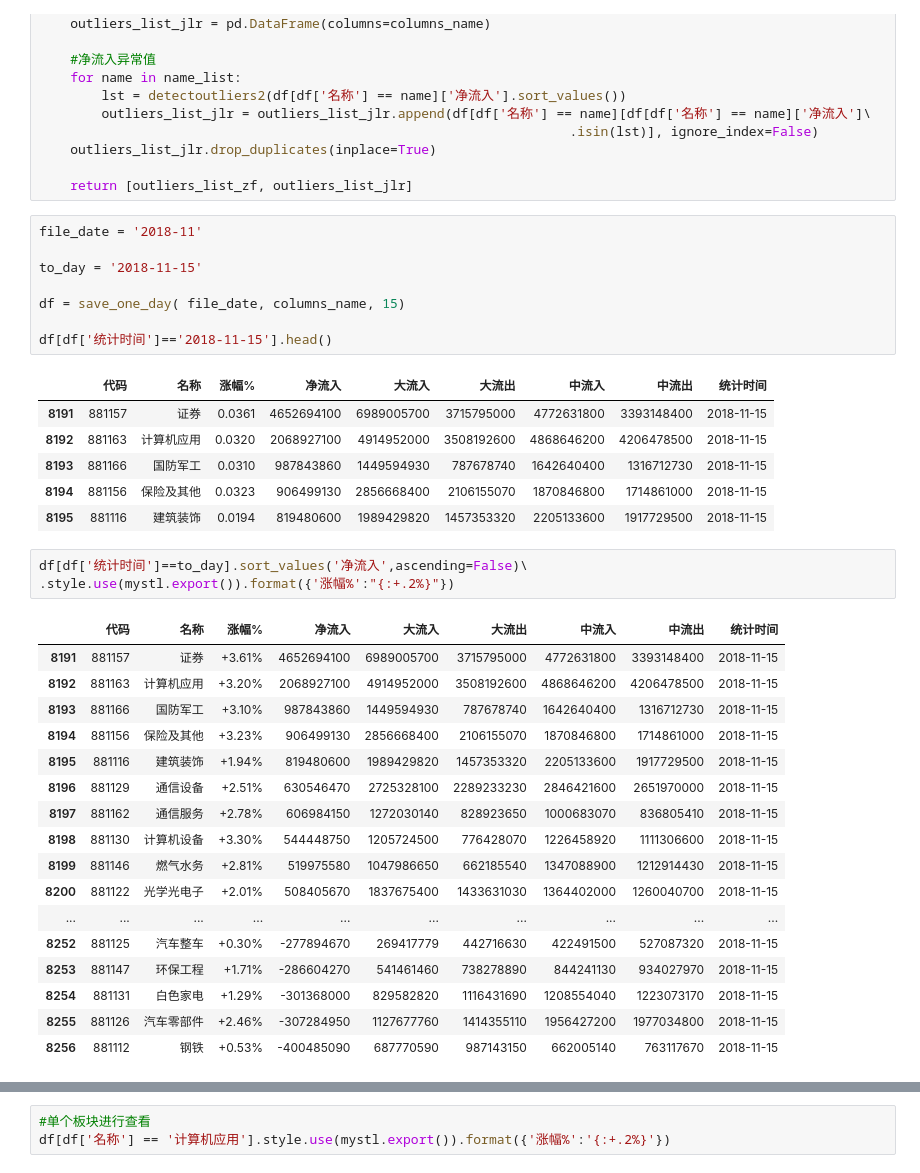
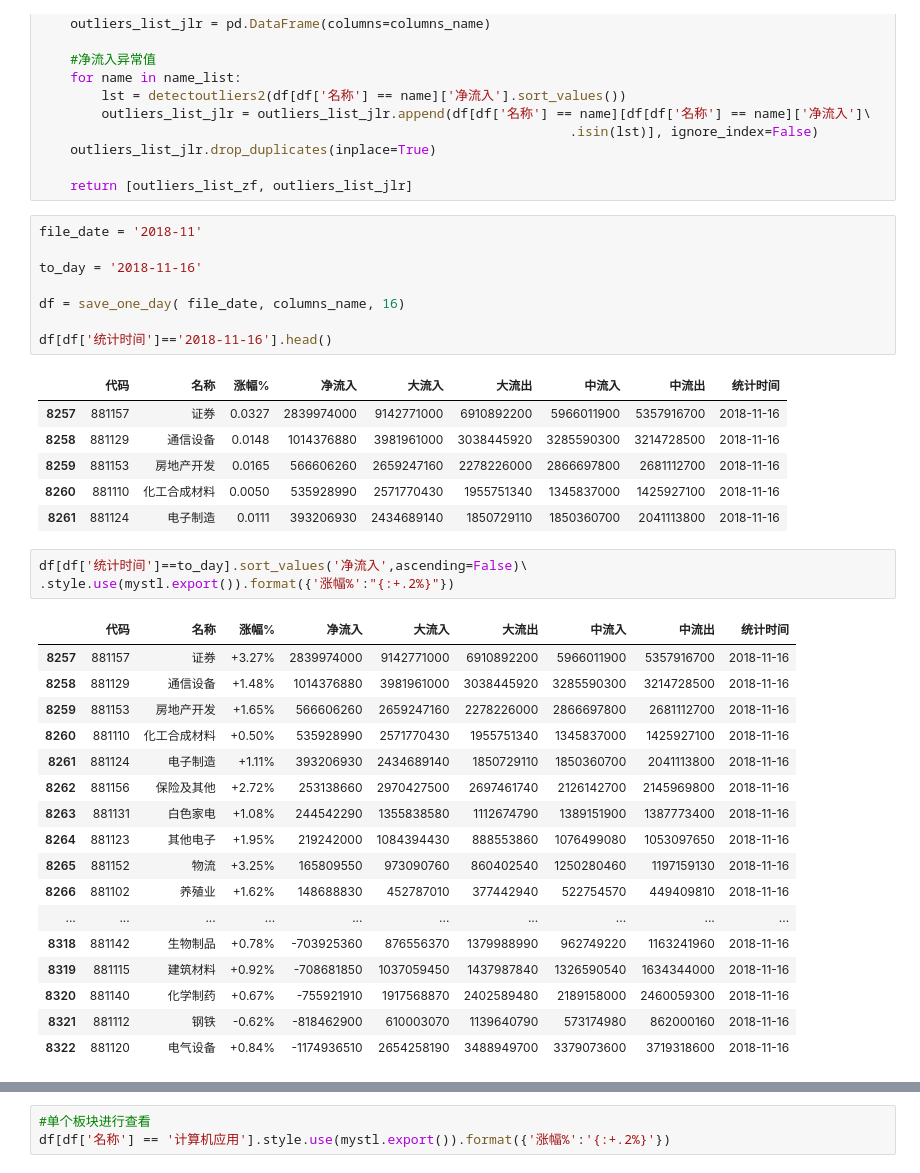
Before and after one commit to sunmd/DataAnlysisDemo, a Jupyter notebook: StockAnlysis.ipynb, the cells around one changed output, grey strips where cells are left out. Saved outputs shown, nothing was run; the diff lists cells and outputs as text.

```diff
--- a/StockAnlysis.ipynb
+++ b/StockAnlysis.ipynb
@@ -212,39 +212,39 @@ def ycz():
 # %%
 file_date = '2018-11'
 
-to_day = '2018-11-15'
+to_day = '2018-11-16'
 
-df = save_one_day( file_date, columns_name, 15)
+df = save_one_day( file_date, columns_name, 16)
 
-df[df['统计时间']=='2018-11-15'].head()
+df[df['统计时间']=='2018-11-16'].head()
 # %% [output]
 |  | 代码 | 名称 | 涨幅% | 净流入 | 大流入 | 大流出 | 中流入 | 中流出 | 统计时间 |
-| 8191 | 881157 | 证券 | 0.0361 | 4652694100 | 6989005700 | 3715795000 | 4772631800 | 3393148400 | 2018-11-15 |
-| 8192 | 881163 | 计算机应用 | 0.0320 | 2068927100 | 4914952000 | 3508192600 | 4868646200 | 4206478500 | 2018-11-15 |
-| 8193 | 881166 | 国防军工 | 0.0310 | 987843860 | 1449594930 | 787678740 | 1642640400 | 1316712730 | 2018-11-15 |
-| 8194 | 881156 | 保险及其他 | 0.0323 | 906499130 | 2856668400 | 2106155070 | 1870846800 | 1714861000 | 2018-11-15 |
-| 8195 | 881116 | 建筑装饰 | 0.0194 | 819480600 | 1989429820 | 1457353320 | 2205133600 | 1917729500 | 2018-11-15 |
+| 8257 | 881157 | 证券 | 0.0327 | 2839974000 | 9142771000 | 6910892200 | 5966011900 | 5357916700 | 2018-11-16 |
+| 8258 | 881129 | 通信设备 | 0.0148 | 1014376880 | 3981961000 | 3038445920 | 3285590300 | 3214728500 | 2018-11-16 |
+| 8259 | 881153 | 房地产开发 | 0.0165 | 566606260 | 2659247160 | 2278226000 | 2866697800 | 2681112700 | 2018-11-16 |
+| 8260 | 881110 | 化工合成材料 | 0.0050 | 535928990 | 2571770430 | 1955751340 | 1345837000 | 1425927100 | 2018-11-16 |
+| 8261 | 881124 | 电子制造 | 0.0111 | 393206930 | 2434689140 | 1850729110 | 1850360700 | 2041113800 | 2018-11-16 |
 # %%
 df[df['统计时间']==to_day].sort_values('净流入',ascending=False)\
 .style.use(mystl.export()).format({'涨幅%':"{:+.2%}"})
 # %% [output]
 |  | 代码 | 名称 | 涨幅% | 净流入 | 大流入 | 大流出 | 中流入 | 中流出 | 统计时间 |
-| 8191 | 881157 | 证券 | +3.61% | 4652694100 | 6989005700 | 3715795000 | 4772631800 | 3393148400 | 2018-11-15 |
-| 8192 | 881163 | 计算机应用 | +3.20% | 2068927100 | 4914952000 | 3508192600 | 4868646200 | 4206478500 | 2018-11-15 |
-| 8193 | 881166 | 国防军工 | +3.10% | 987843860 | 1449594930 | 787678740 | 1642640400 | 1316712730 | 2018-11-15 |
-| 8194 | 881156 | 保险及其他 | +3.23% | 906499130 | 2856668400 | 2106155070 | 1870846800 | 1714861000 | 2018-11-15 |
-| 8195 | 881116 | 建筑装饰 | +1.94% | 819480600 | 1989429820 | 1457353320 | 2205133600 | 1917729500 | 2018-11-15 |
-| 8196 | 881129 | 通信设备 | +2.51% | 630546470 | 2725328100 | 2289233230 | 2846421600 | 2651970000 | 2018-11-15 |
-| 8197 | 881162 | 通信服务 | +2.78% | 606984150 | 1272030140 | 828923650 | 1000683070 | 836805410 | 2018-11-15 |
-| 8198 | 881130 | 计算机设备 | +3.30% | 544448750 | 1205724500 | 776428070 | 1226458920 | 1111306600 | 2018-11-15 |
-| 8199 | 881146 | 燃气水务 | +2.81% | 519975580 | 1047986650 | 662185540 | 1347088900 | 1212914430 | 2018-11-15 |
-| 8200 | 881122 | 光学光电子 | +2.01% | 508405670 | 1837675400 | 1433631030 | 1364402000 | 1260040700 | 2018-11-15 |
+| 8257 | 881157 | 证券 | +3.27% | 2839974000 | 9142771000 | 6910892200 | 5966011900 | 5357916700 | 2018-11-16 |
+| 8258 | 881129 | 通信设备 | +1.48% | 1014376880 | 3981961000 | 3038445920 | 3285590300 | 3214728500 | 2018-11-16 |
+| 8259 | 881153 | 房地产开发 | +1.65% | 566606260 | 2659247160 | 2278226000 | 2866697800 | 2681112700 | 2018-11-16 |
+| 8260 | 881110 | 化工合成材料 | +0.50% | 535928990 | 2571770430 | 1955751340 | 1345837000 | 1425927100 | 2018-11-16 |
+| 8261 | 881124 | 电子制造 | +1.11% | 393206930 | 2434689140 | 1850729110 | 1850360700 | 2041113800 | 2018-11-16 |
+| 8262 | 881156 | 保险及其他 | +2.72% | 253138660 | 2970427500 | 2697461740 | 2126142700 | 2145969800 | 2018-11-16 |
+| 8263 | 881131 | 白色家电 | +1.08% | 244542290 | 1355838580 | 1112674790 | 1389151900 | 1387773400 | 2018-11-16 |
+| 8264 | 881123 | 其他电子 | +1.95% | 219242000 | 1084394430 | 888553860 | 1076499080 | 1053097650 | 2018-11-16 |
+| 8265 | 881152 | 物流 | +3.25% | 165809550 | 973090760 | 860402540 | 1250280460 | 1197159130 | 2018-11-16 |
+| 8266 | 881102 | 养殖业 | +1.62% | 148688830 | 452787010 | 377442940 | 522754570 | 449409810 | 2018-11-16 |
 | ... | ... | ... | ... | ... | ... | ... | ... | ... | ... |
-| 8252 | 881125 | 汽车整车 | +0.30% | -277894670 | 269417779 | 442716630 | 422491500 | 527087320 | 2018-11-15 |
-| 8253 | 881147 | 环保工程 | +1.71% | -286604270 | 541461460 | 738278890 | 844241130 | 934027970 | 2018-11-15 |
-| 8254 | 881131 | 白色家电 | +1.29% | -301368000 | 829582820 | 1116431690 | 1208554040 | 1223073170 | 2018-11-15 |
-| 8255 | 881126 | 汽车零部件 | +2.46% | -307284950 | 1127677760 | 1414355110 | 1956427200 | 1977034800 | 2018-11-15 |
-| 8256 | 881112 | 钢铁 | +0.53% | -400485090 | 687770590 | 987143150 | 662005140 | 763117670 | 2018-11-15 |
+| 8318 | 881142 | 生物制品 | +0.78% | -703925360 | 876556370 | 1379988990 | 962749220 | 1163241960 | 2018-11-16 |
+| 8319 | 881115 | 建筑材料 | +0.92% | -708681850 | 1037059450 | 1437987840 | 1326590540 | 1634344000 | 2018-11-16 |
+| 8320 | 881140 | 化学制药 | +0.67% | -755921910 | 1917568870 | 2402589480 | 2189158000 | 2460059300 | 2018-11-16 |
+| 8321 | 881112 | 钢铁 | -0.62% | -818462900 | 610003070 | 1139640790 | 573174980 | 862000160 | 2018-11-16 |
+| 8322 | 881120 | 电气设备 | +0.84% | -1174936510 | 2654258190 | 3488949700 | 3379073600 | 3719318600 | 2018-11-16 |
 # %%
 #按分类进行统计
 
```
Also changed, not shown: parts of 2 cells of this notebook.
